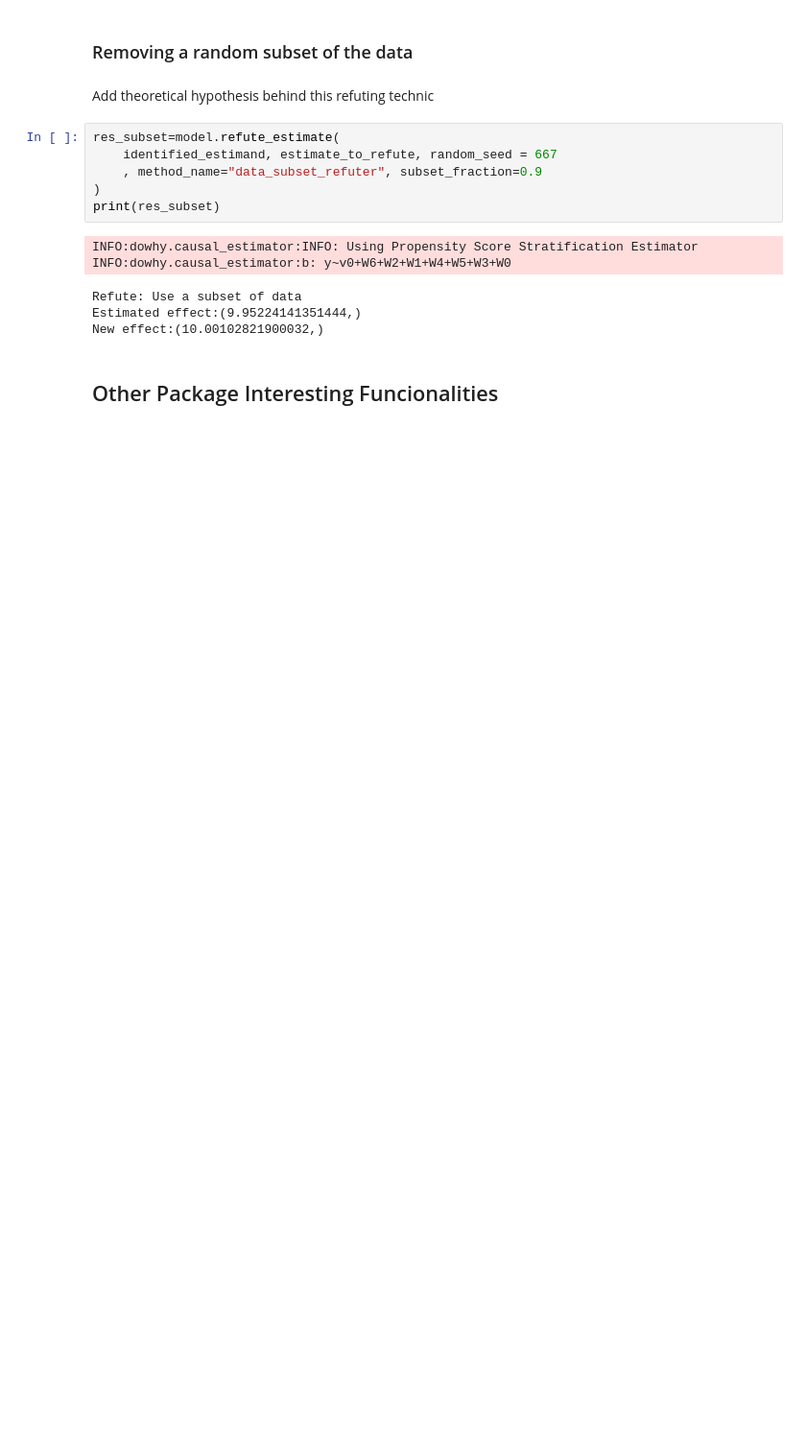
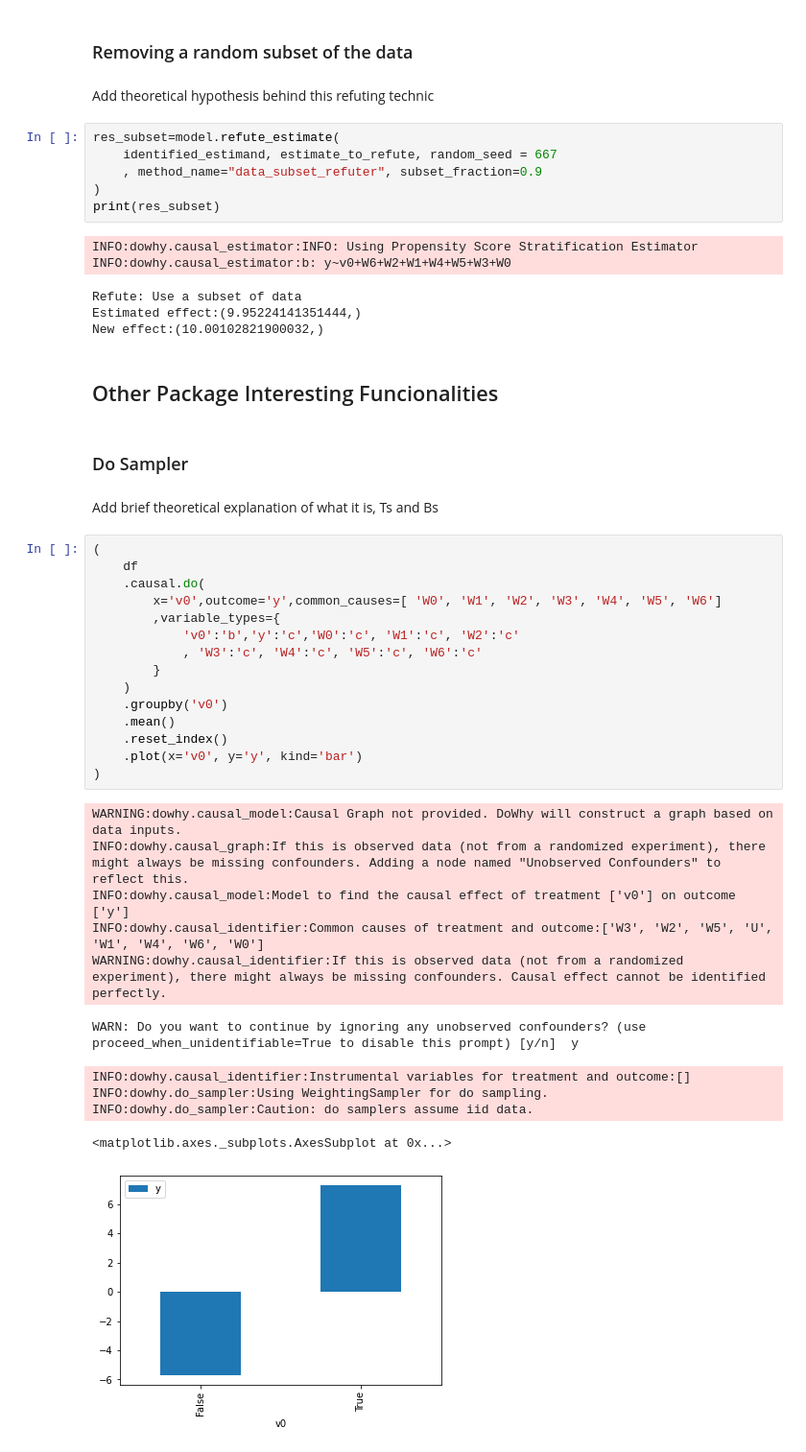
Before and after one commit to bicudorafa/causal-inference-essay-dowhy, a Jupyter notebook: dowhy_example.ipynb, the cells around one changed output. Shown at 96% size. Saved outputs shown, nothing was run; the diff lists cells and outputs as text; blank space fills up the shorter version.

Commit message:
Do Sampler initial version

```diff
--- a/dowhy_example.ipynb
+++ b/dowhy_example.ipynb
@@ -469,3 +471,34 @@ Estimated effect:(9.95224141351444,)
 New effect:(10.00102821900032,)
 # %% [markdown]
 ## Other Package Interesting Funcionalities
+# %% [markdown]
+### Do Sampler
+# %% [markdown]
+Add brief theoretical explanation of what it is, Ts and Bs
+# %%
+(
+    df
+    .causal.do(
+        x='v0',outcome='y',common_causes=[ 'W0', 'W1', 'W2', 'W3', 'W4', 'W5', 'W6']
+        ,variable_types={
+            'v0':'b','y':'c','W0':'c', 'W1':'c', 'W2':'c'
+            , 'W3':'c', 'W4':'c', 'W5':'c', 'W6':'c'
+        }
+    )
+    .groupby('v0')
+    .mean()
+    .reset_index()
+    .plot(x='v0', y='y', kind='bar')
+)
+# %% [output]
+WARNING:dowhy.causal_model:Causal Graph not provided. DoWhy will construct a graph based on data inputs.
+INFO:dowhy.causal_graph:If this is observed data (not from a randomized experiment), there might always be missing confounders. Adding a node named "Unobserved Confounders" to reflect this.
+INFO:dowhy.causal_model:Model to find the causal effect of treatment ['v0'] on outcome ['y']
+INFO:dowhy.causal_identifier:Common causes of treatment and outcome:['W3', 'W2', 'W5', 'U', 'W1', 'W4', 'W6', 'W0']
+WARNING:dowhy.causal_identifier:If this is observed data (not from a randomized experiment), there might always be missing confounders. Causal effect cannot be identified perfectly.
+WARN: Do you want to continue by ignoring any unobserved confounders? (use proceed_when_unidentifiable=True to disable this prompt) [y/n]  y
+INFO:dowhy.causal_identifier:Instrumental variables for treatment and outcome:[]
+INFO:dowhy.do_sampler:Using WeightingSampler for do sampling.
+INFO:dowhy.do_sampler:Caution: do samplers assume iid data.
+<matplotlib.axes._subplots.AxesSubplot at 0x...>
+[figure, added]
```
Also changed, not shown: parts of 4 cells of this notebook.
